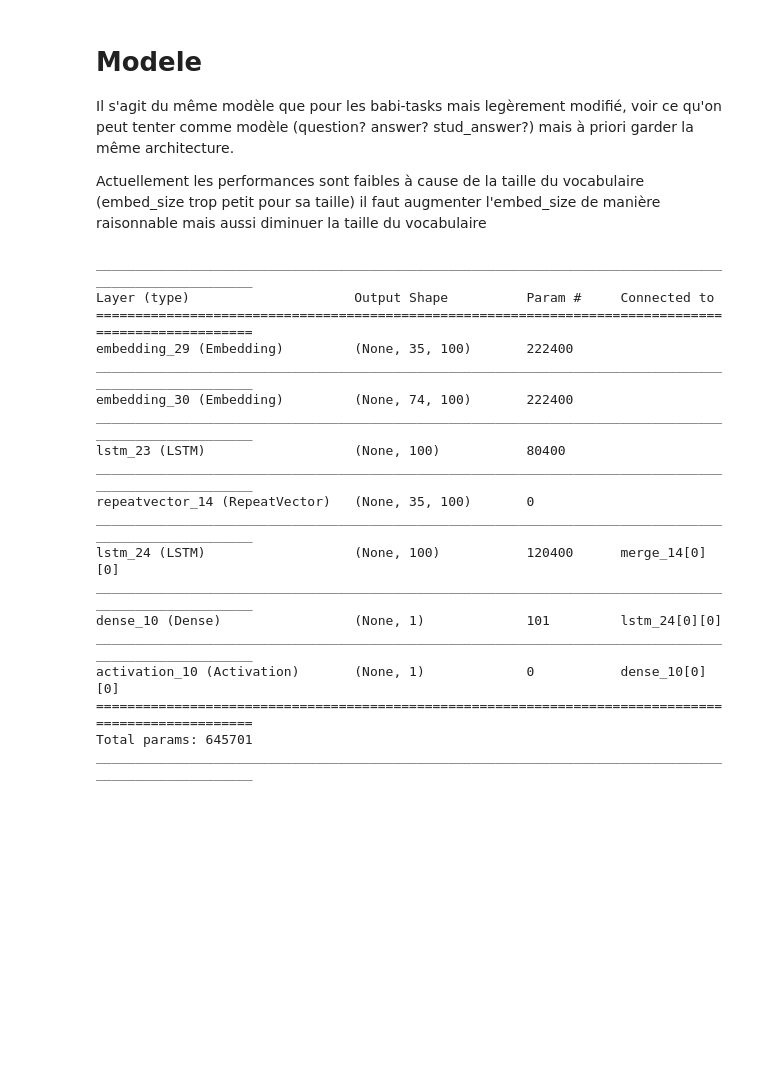
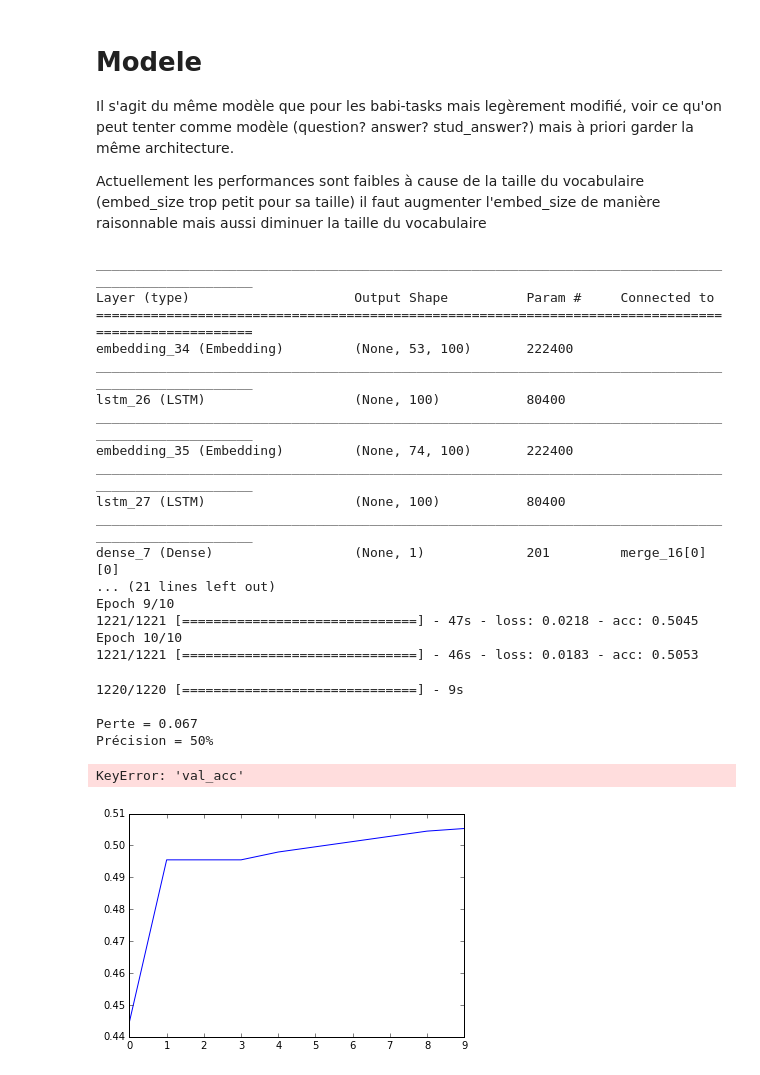
Before and after one commit to Akaban/ter-babi, a Jupyter notebook: loesch_tichit_2203.ipynb, the cells around one changed output. Cells and saved outputs as stored; diff of their text form; code cells hidden in the pictures; blank space fills up the shorter version.

```diff
--- a/loesch_tichit_2203.ipynb
+++ b/loesch_tichit_2203.ipynb
@@ -217,17 +225,17 @@ batch_size=256
 epochs=10
 
 question_model = Sequential()
-question_model.add(Embedding(vocab_size,embed_size,input_length=question_maxsize))
+question_model.add(Embedding(vocab_size,embed_size,input_length=answer_maxsize))
+question_model.add(LSTM(embed_size))
 
 ans_model = Sequential()
 ans_model.add(Embedding(vocab_size,embed_size,input_length=answer_stud_maxsize))
 ans_model.add(LSTM(embed_size))
-ans_model.add(RepeatVector(question_maxsize)) #permet d'ajuster la taille du modèle afin de préparer un merge
+#ans_model.add(RepeatVector(answer_maxsize)) #permet d'ajuster la taille du modèle afin de préparer un merge
 
 
 model = Sequential()
-model.add(Merge([question_model, ans_model], mode='concat'))
-model.add(LSTM(embed_size))
+model.add(Merge([question_model, ans_model], mode='concat',concat_axis=1))
 model.add(Dense(1))
 model.add(Activation("sigmoid"))
 
@@ -235,24 +243,64 @@ model.compile(optimizer=Adam(lr=0.01),loss='mse',metrics=['accuracy'])
 
 model.summary()
 
-#history = model.fit([X, Xq], Y, batch_size=batch_size, nb_epoch=epochs)
+history = model.fit([X, Xq], Y, batch_size=batch_size, nb_epoch=epochs)
 # %% [output]
 ____________________________________________________________________________________________________
 Layer (type)                     Output Shape          Param #     Connected to
 ====================================================================================================
-embedding_29 (Embedding)         (None, 35, 100)       222400
+embedding_34 (Embedding)         (None, 53, 100)       222400
 ____________________________________________________________________________________________________
-embedding_30 (Embedding)         (None, 74, 100)       222400
+lstm_26 (LSTM)                   (None, 100)           80400
 ____________________________________________________________________________________________________
-lstm_23 (LSTM)                   (None, 100)           80400
+embedding_35 (Embedding)         (None, 74, 100)       222400
 ____________________________________________________________________________________________________
-repeatvector_14 (RepeatVector)   (None, 35, 100)       0
+lstm_27 (LSTM)                   (None, 100)           80400
 ____________________________________________________________________________________________________
-lstm_24 (LSTM)                   (None, 100)           120400      merge_14[0][0]
-____________________________________________________________________________________________________
-dense_10 (Dense)                 (None, 1)             101         lstm_24[0][0]
-____________________________________________________________________________________________________
-activation_10 (Activation)       (None, 1)             0           dense_10[0][0]
-====================================================================================================
-Total params: 645701
-____________________________________________________________________________________________________
+dense_7 (Dense)                  (None, 1)             201         merge_16[0][0]
+... (21 lines left out)
+Epoch 9/10
+1221/1221 [==============================] - 47s - loss: 0.0218 - acc: 0.5045
+Epoch 10/10
+1221/1221 [==============================] - 46s - loss: 0.0183 - acc: 0.5053
+# %%
+import matplotlib.pyplot as plt
+%matplotlib inline
+
+def plotLearningCurves_acc(history_model,save=''):
+    plt.plot(history_model.history['acc'])
+    plt.plot(history_model.history['val_acc'])
+    plt.title('Precision du modele')
+    plt.ylabel('Precision')
+    plt.xlabel('epoch')
+    plt.legend(['train', 'val'], loc='upper left')
+    if save:
+        plt.savefig(save,bbox_inches='tight')
+    plt.show()
+
+def plotLearningCurves_loss(history_model,save=''):
+    plt.plot(history_model.history['loss'])
+    plt.plot(history_model.history['val_loss'])
+    plt.title('Perte sur le modele')
+    plt.ylabel('Perte')
+    plt.xlabel('epoch')
+    plt.legend(['train', 'val'], loc='upper left')
+    if save:
+        plt.savefig(save,bbox_inches='tight')
+    plt.show()
+# %%
+#Calcul de précision sur l'ensemble de test
+
+loss,acc = model.evaluate([X_test,Xq_test],Y_test, batch_size=batch_size)
+print "\nPerte = {:.3f}".format(loss)
+print "Précision = {:.0f}%".format(acc*100)
+
+plotLearningCurves_acc(history)
+
+plotLearningCurves_loss(history)
+# %% [output]
+1220/1220 [==============================] - 9s
+
+Perte = 0.067
+Précision = 50%
+KeyError: 'val_acc'
+[figure, added]
```
Also changed, not shown: parts of 3 cells of this notebook, 1 other file.
